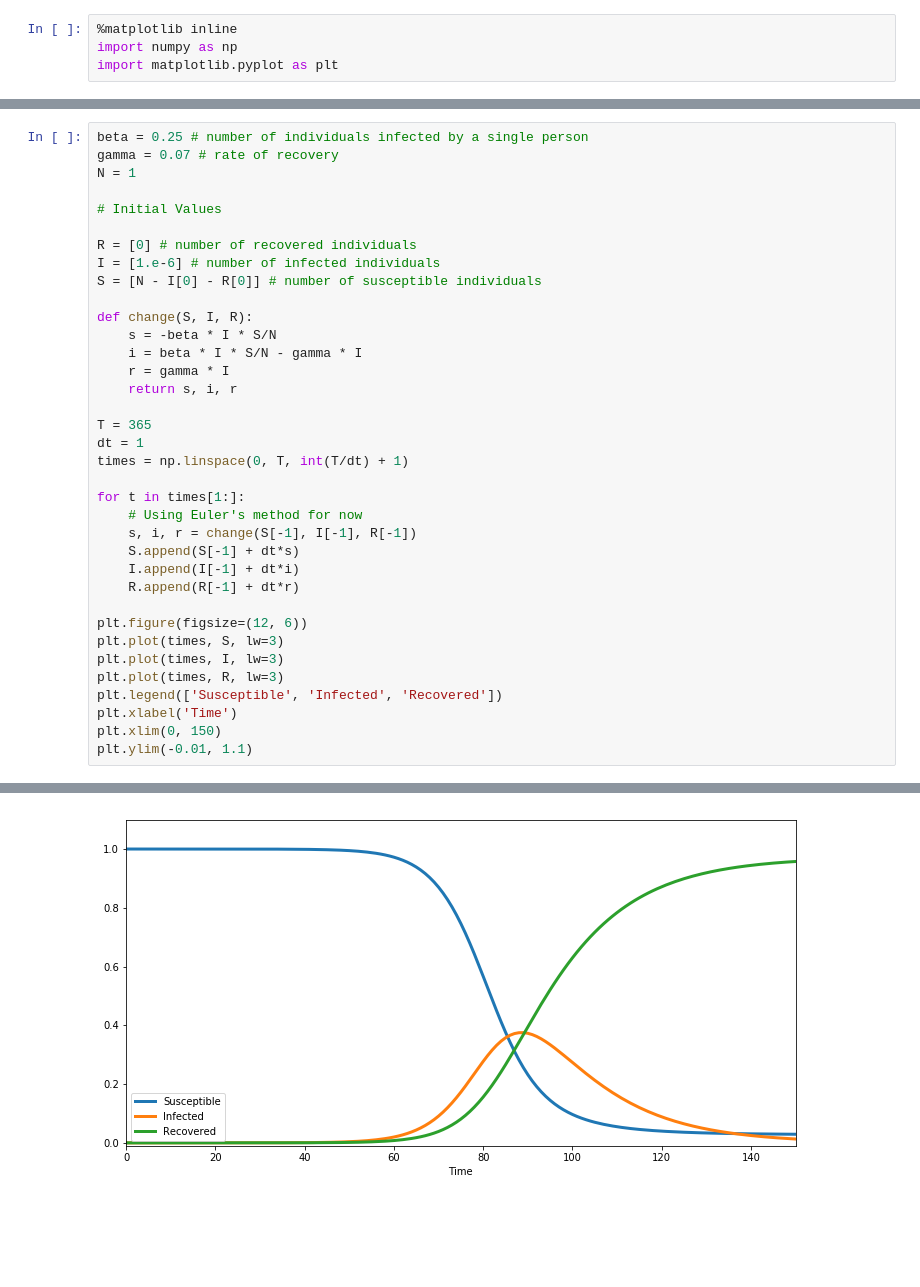
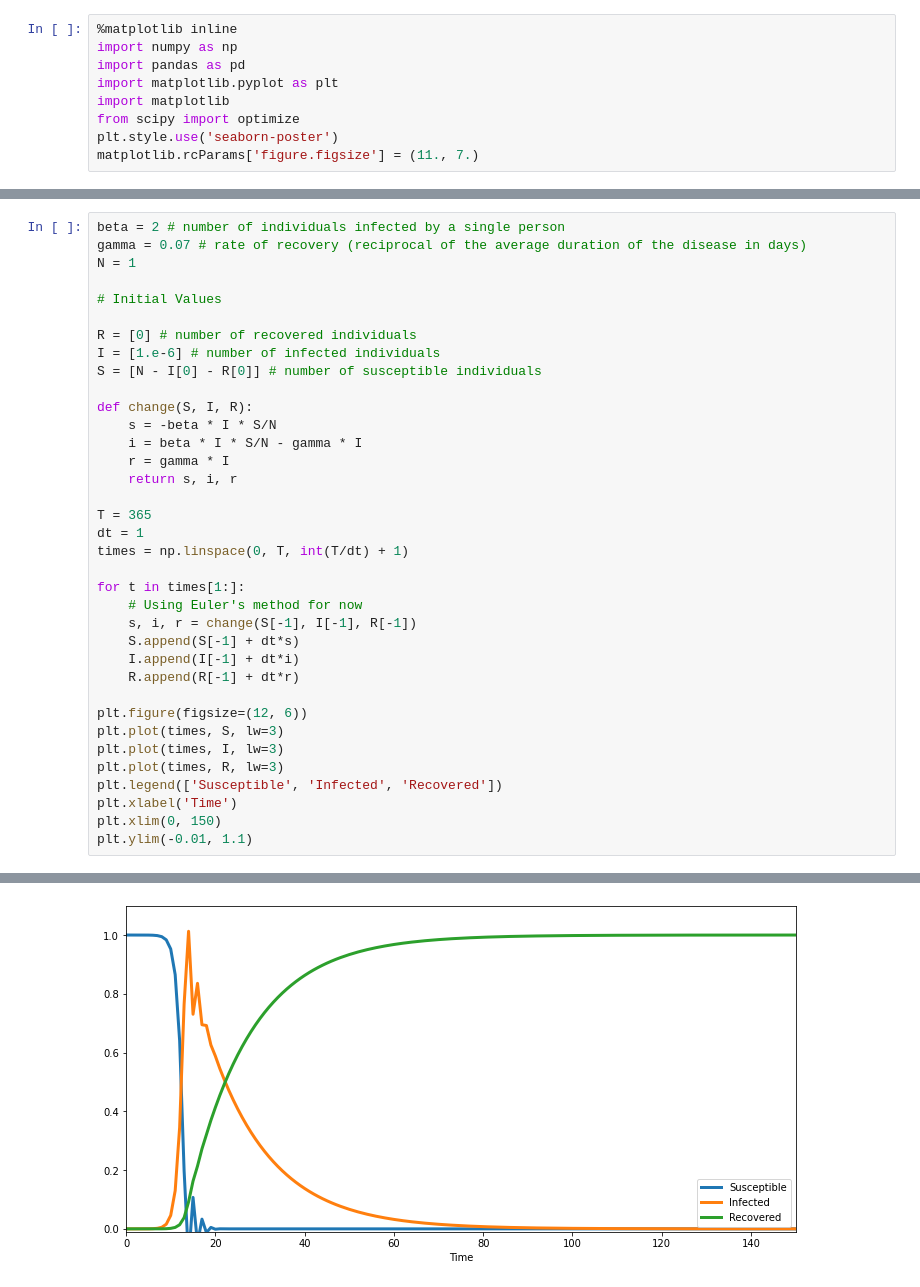
Before and after one commit to benjaminwarner/senior-project, a Jupyter notebook: SIR_Modeling.ipynb, the cells around one changed output, grey strips where cells are left out. Drawn from its saved outputs; the diff is of its cells as text; blank space fills up the shorter version.

```diff
--- a/SIR_Modeling.ipynb
+++ b/SIR_Modeling.ipynb
@@ -1,4 +1,9 @@
 # %%
 %matplotlib inline
 import numpy as np
+import pandas as pd
 import matplotlib.pyplot as plt
+import matplotlib
+from scipy import optimize
+plt.style.use('seaborn-poster')
+matplotlib.rcParams['figure.figsize'] = (11., 7.)
@@ -5,6 +104,6 @@ import matplotlib.pyplot as plt
 # %%
-beta = 0.25 # number of individuals infected by a single person
-gamma = 0.07 # rate of recovery
+beta = 2 # number of individuals infected by a single person
+gamma = 0.07 # rate of recovery (reciprocal of the average duration of the disease in days)
 N = 1
 
 # Initial Values
@@ -13,31 +112,31 @@ R = [0] # number of recovered individuals
 I = [1.e-6] # number of infected individuals
 S = [N - I[0] - R[0]] # number of susceptible individuals
 
 def change(S, I, R):
     s = -beta * I * S/N
     i = beta * I * S/N - gamma * I
     r = gamma * I
     return s, i, r
 
 T = 365
 dt = 1
 times = np.linspace(0, T, int(T/dt) + 1)
 
 for t in times[1:]:
     # Using Euler's method for now
     s, i, r = change(S[-1], I[-1], R[-1])
     S.append(S[-1] + dt*s)
     I.append(I[-1] + dt*i)
     R.append(R[-1] + dt*r)
 
 plt.figure(figsize=(12, 6))
 plt.plot(times, S, lw=3)
 plt.plot(times, I, lw=3)
 plt.plot(times, R, lw=3)
 plt.legend(['Susceptible', 'Infected', 'Recovered'])
 plt.xlabel('Time')
 plt.xlim(0, 150)
 plt.ylim(-0.01, 1.1)
 # %% [output]
 (-0.01, 1.1)
-[figure, old version]
+[figure, new version]
```
Also changed, not shown: parts of 21 cells of this notebook.
